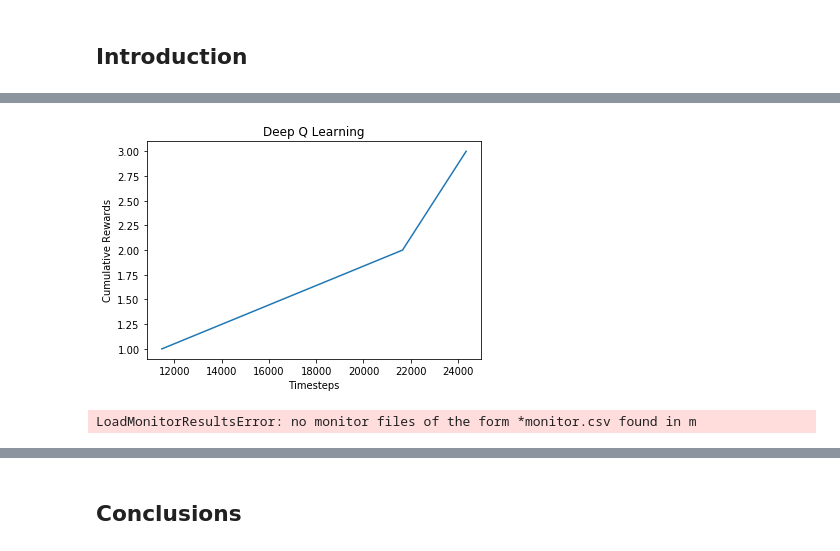
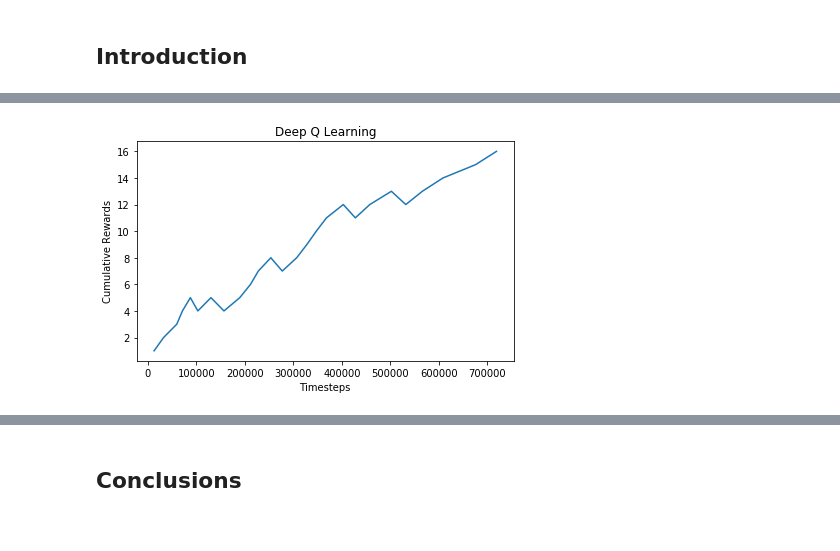
Before and after one commit to vitorhugo13/feup-iart, a Jupyter notebook: proj02/notebook.ipynb, the cells around one changed output, grey strips where cells are left out. Cells and saved outputs as stored; diff of their text form; code cells hidden in the pictures.

Commit message:
Updated notebook and models

```diff
--- a/proj02/notebook.ipynb
+++ b/proj02/notebook.ipynb
@@ -56,11 +99,4 @@ in which you should include any plots and tables with your results
 # %%
-from utils.utils import cum_plot
-cum_plot('./models/deepq_v1/', 'Deep Q Learning')
+cumulative_plot('./models/deepq_v0/', 'Deep Q Learning')
 # %% [output]
-[figure, old version]
+[figure, new version]
-# %%
-from stable_baselines import results_plotter
-%matplotlib inline
-results_plotter.plot_results("models/deepq_v1", 10e6, results_plotter.X_TIMESTEPS, "Breakout")
-# %% [output]
-LoadMonitorResultsError: no monitor files of the form *monitor.csv found in m
```
Also changed, not shown: parts of 14 cells of this notebook, 7 other files.
